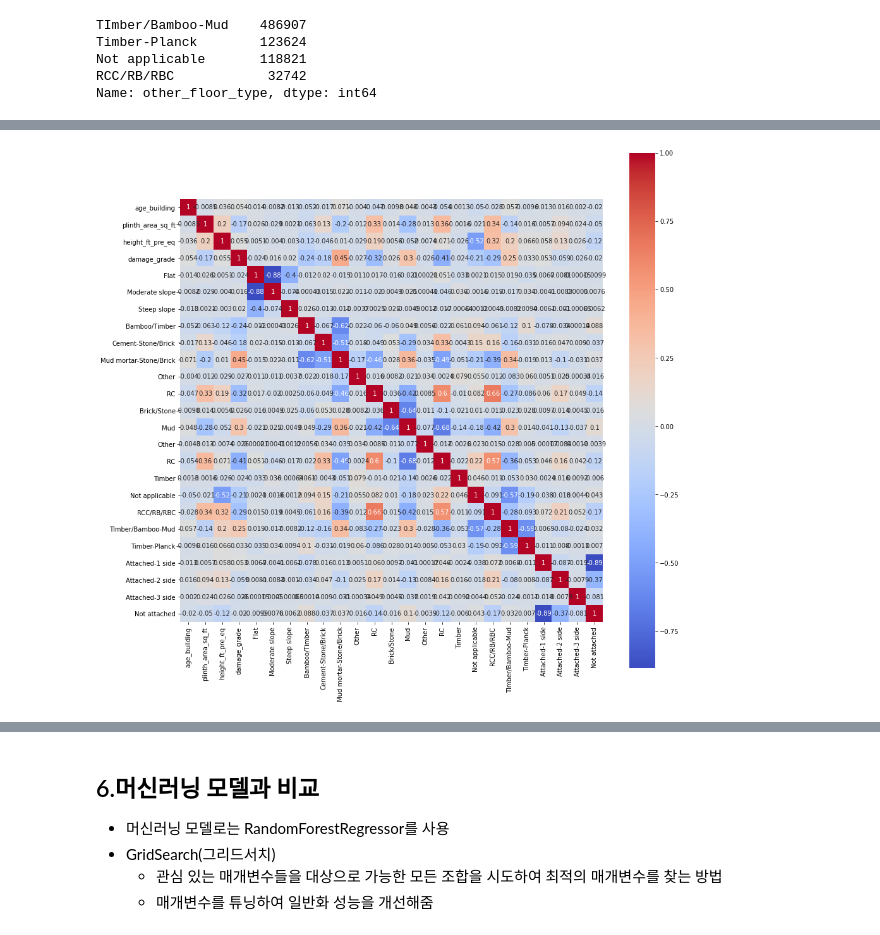
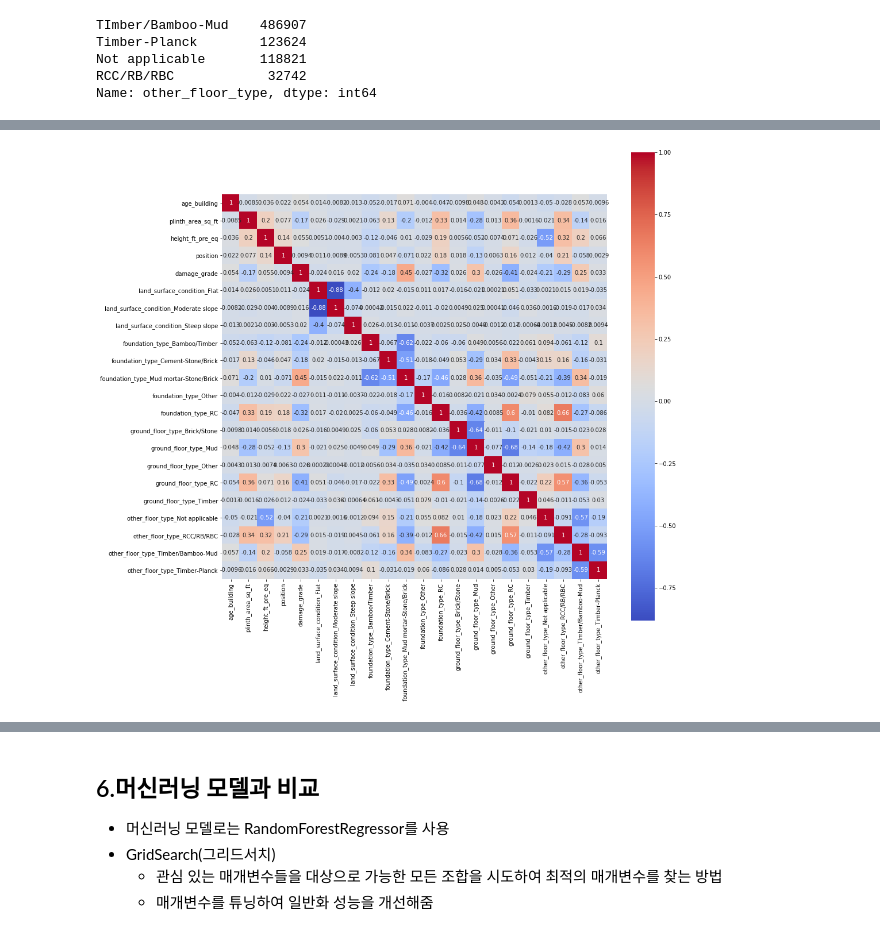
Before and after one commit to rivkms/2021atp_Earthquake-Damage, a Jupyter notebook: main.ipynb, the cells around one changed output, grey strips where cells are left out. Drawn from its saved outputs; the diff is of its cells as text; code cells hidden in the pictures.

```diff
--- a/main.ipynb
+++ b/main.ipynb
@@ -52,8 +56,8 @@ import numpy as np
 import pandas as pd
 
 # csv 파일을 pandas dataframe으로 읽기
-#data = pd.read_csv('./dataset/csv_building_structure.csv')
-data = pd.read_csv('/content/csv_building_structure.csv')
+data = pd.read_csv('./dataset/csv_building_structure.csv')
+#data = pd.read_csv('/content/csv_building_structure.csv')
 # 상위 5개 행 출력
 data.head()
 # %% [output]
@@ -240,0 +253,5 @@ data2.head()
+# %%
+# data2=data1['damage_grade'].replace({'Grade 1':1, 'Grade 2':2,'Grade 3':3,'Grade 4':4,'Grade 5':5,}, inplace=True)
+data2=data2.replace({"Attached-1 side":1, "Attached-2 side":2, "Attached-3 side":3, "Not attached":0, }, inplace=False)
+
+data2.head()
@@ -290,4 +315,4 @@ Name: land_surface_condition, dtype: object
 # %%
-data3 = pd.get_dummies(data2, columns=["land_surface_condition", "foundation_type", "ground_floor_type", "other_floor_type", "position"])
-data3.head()
+data3 = pd.get_dummies(data2, columns=["land_surface_condition", "foundation_type", "ground_floor_type", "other_floor_type"])
+data3.head(10)
 # %% [output]
@@ -437,6 +451,6 @@ data2.describe()
 # %%
 plt.figure(figsize=(15,15))
-p = sns.heatmap(data2.corr(),cmap="coolwarm",annot=True, square =True)
+p = sns.heatmap(data3.corr(),cmap="coolwarm",annot=True, square =True)
 # %% [output]
-[figure, old version]
+[figure, new version]
 # %%
```
Also changed, not shown: parts of 36 cells of this notebook.
